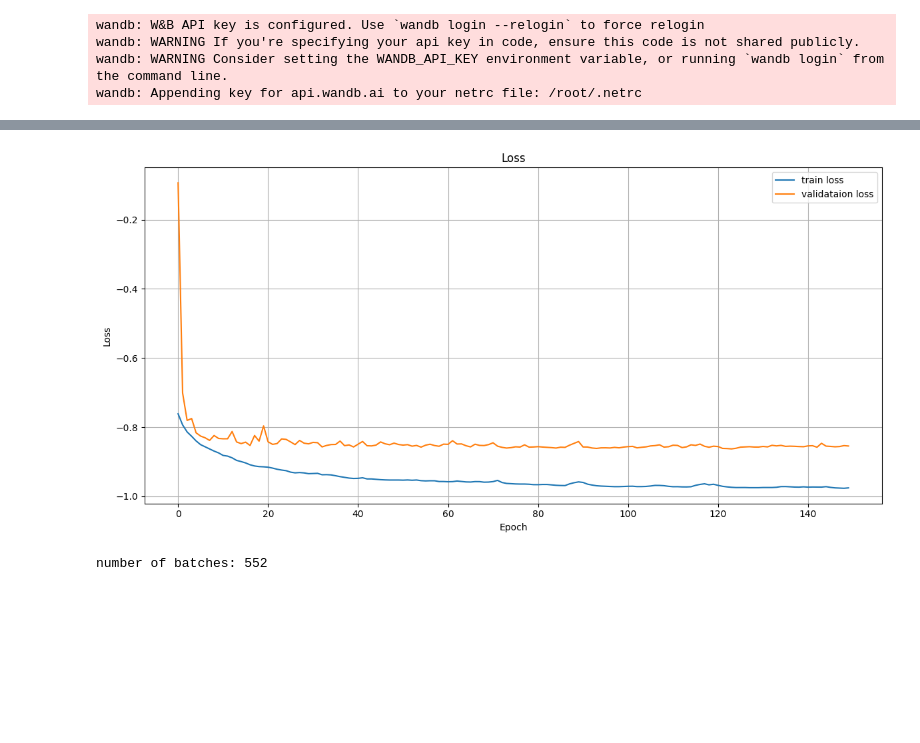
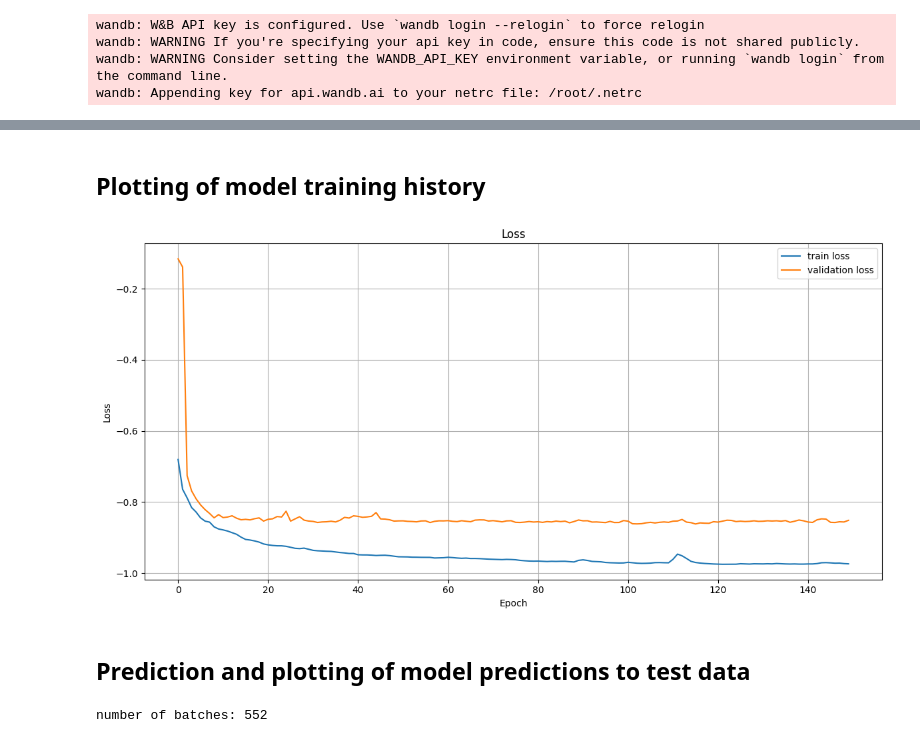
Before and after one commit to UN-GCPDS/python-gcpds.multiple_annotators_segmentation, a Jupyter notebook: notebooks/train-no-border-u-net-ma-images-oxford-pet.ipynb, the cells around one changed output, grey strips where cells are left out. Drawn from its saved outputs; the diff is of its cells as text; code cells hidden in the pictures; blank space fills up the shorter version.

```diff
--- a/notebooks/train-no-border-u-net-ma-images-oxford-pet.ipynb
+++ b/notebooks/train-no-border-u-net-ma-images-oxford-pet.ipynb
@@ -248,12 +422,15 @@ Model: "UNET"
 # %%
 if wandb_active == True:
-    run = wandb.init(project='YourProjectName', entity='YourEntity')
+    run = wandb.init(config= None, project='YourNameProject', entity='YourEntity')
     wandb.config.dataset_name = "OxfordPets"
-    wandb.config.architecture_name = "UNet-OxfordPets"
+    wandb.config.architecture_name = "UNet"
     model.fit(train,validation_data=val,epochs=NUM_EPOCHS,callbacks=[WandbCallback()])
     model.save(f'{model.name}.h5')
+    model.save(f'{model.name}.keras')
     wandb.save(f'{model.name}.h5')
+    wandb.save(f'{model.name}.keras')
     run.finish()
 else:
     model.fit(train,validation_data=val,epochs=NUM_EPOCHS)
     model.save(f'{model.name}.h5')
+    model.save(f'{model.name}.keras')
@@ -281,26 +437,51 @@ Epoch 3/150
+# %% [markdown]
+## Plotting of model training history
 # %%
-def display_learning_curves(history):
+def display_learning_curves(history,NUM_EPOCHS):
+    """Display the learning curves of training and validation loss over epochs.
 
+    This function plots the training and validation loss over the specified number of epochs
+    to visualize the learning progress of a neural network model.
+
+    Parameters:
+        history (History): A History object containing the training history of the model.
+        NUM_EPOCHS (int): The total number of epochs for which the model was trained.
+
+    Returns:
+        None
+
+    """
+    # Extracting loss values
     loss = history.history["loss"]
     val_loss = history.history["val_loss"]
 
-    epochs_range = range(NUM_EPOCHS)
+    # Generating epoch range
+    epochs_range = range(NUM_EPOCHS)  # Assuming NUM_EPOCHS is defined
 
-    fig = plt.figure(figsize=(12,6))
+    # Creating figure
+    fig = plt.figure(figsize=(12, 6))
 
+    # Plotting loss curves
     plt.plot(epochs_range, loss, label="train loss")
-    plt.plot(epochs_range, val_loss, label="validataion loss")
+    plt.plot(epochs_range, val_loss, label="validation loss")
+
+    # Adding titles and labels
     plt.title("Loss")
     plt.xlabel("Epoch")
     plt.ylabel("Loss")
     plt.legend(loc="upper right")
 
+    # Adjusting layout
     fig.tight_layout()
+
+    # Displaying grid and plot
     plt.grid()
     plt.show()
 # %%
-display_learning_curves(model.history)
+display_learning_curves(model.history,NUM_EPOCHS)
 # %% [output]
-[figure, old version]
+[figure, new version]
+# %% [markdown]
+## Prediction and plotting of model predictions to test data
 # %%
 def create_mask(pred_mask):
```
Also changed, not shown: parts of 41 cells of this notebook.
